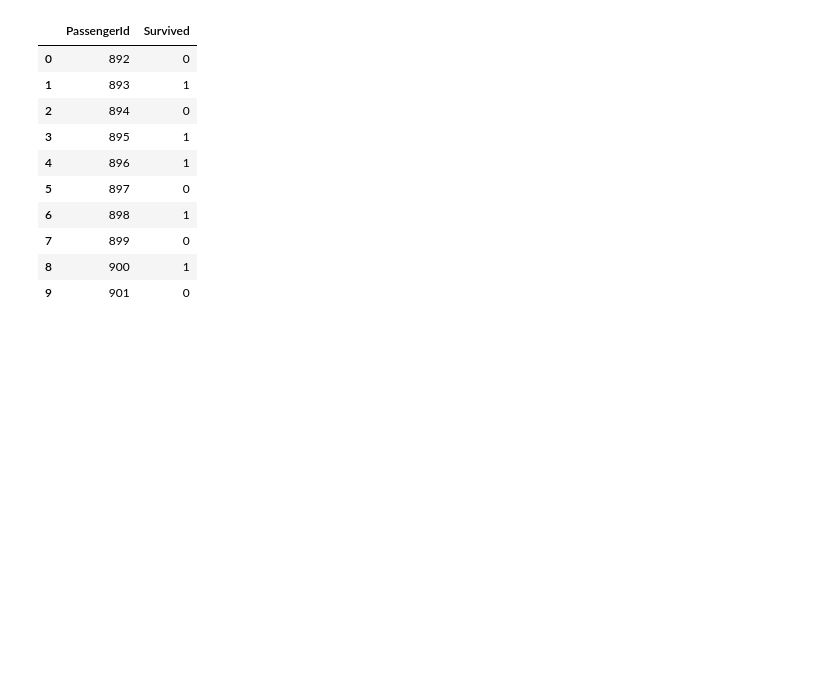
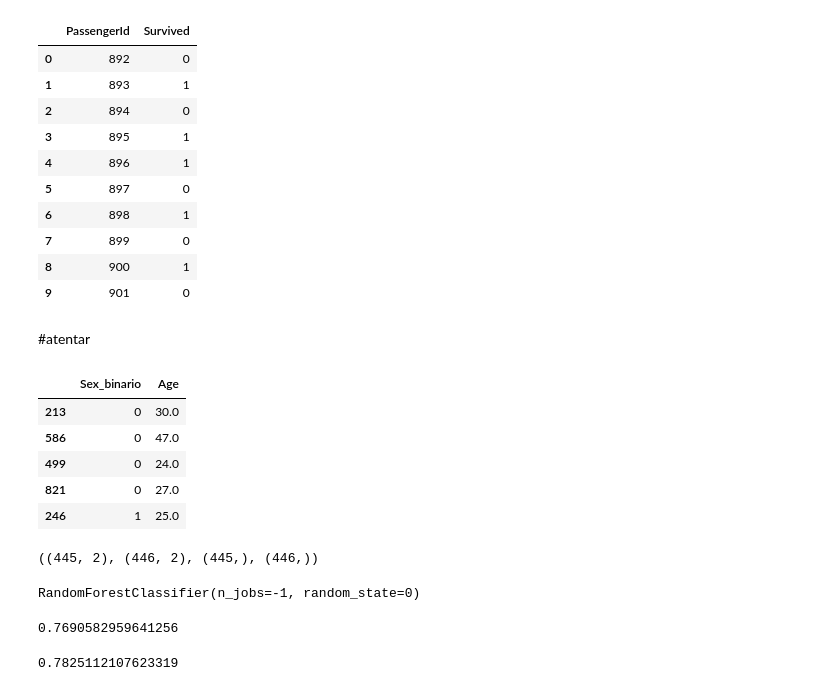
Before and after one commit to DouglasRibeiro1972/project_titanic2, a Jupyter notebook: project_titanic2.ipynb, the cells around one changed output. Cells and saved outputs as stored; diff of their text form; code cells hidden in the pictures; blank space fills up the shorter version.

Commit message:
Correções de bugs e lógica de validação

```diff
--- a/project_titanic2.ipynb
+++ b/project_titanic2.ipynb
@@ -131,3 +142,5 @@ df_check.head(10)
 | 7 | 899 | 0 |
 | 8 | 900 | 1 |
 | 9 | 901 | 0 |
+# %% [markdown]
+#atentar
@@ -133,0 +150,22 @@ df_check.head(10)
+# %%
+np.random.seed(0)
+X_treino, X_valid, y_treino, y_valid = train_test_split(X, y, test_size=0.5)
+# %%
+X_treino.head()
+# %% [output]
+|  | Sex_binario | Age |
+| 213 | 0 | 30.0 |
+| 586 | 0 | 47.0 |
+| 499 | 0 | 24.0 |
+| 821 | 0 | 27.0 |
+| 246 | 1 | 25.0 |
+# %%
+X_treino.shape, X_valid.shape, y_treino.shape, y_valid.shape
+# %% [output]
+((445, 2), (446, 2), (445,), (446,))
+# %%
+modelo = RandomForestClassifier(n_estimators=100, n_jobs=-1, random_state=0)
+
+modelo.fit(X_treino, y_treino)
+# %% [output]
+RandomForestClassifier(n_jobs=-1, random_state=0)
@@ -133,0 +174,9 @@ df_check.head(10)
+# %%
+np.mean(y_valid == p)
+# %% [output]
+0.7690582959641256
+# %%
+p = (X_valid['Sex_binario'] == 1).astype(np.int64)
+np.mean(y_valid == p)
+# %% [output]
+0.7825112107623319
```
Also changed, not shown: parts of 5 cells of this notebook.
